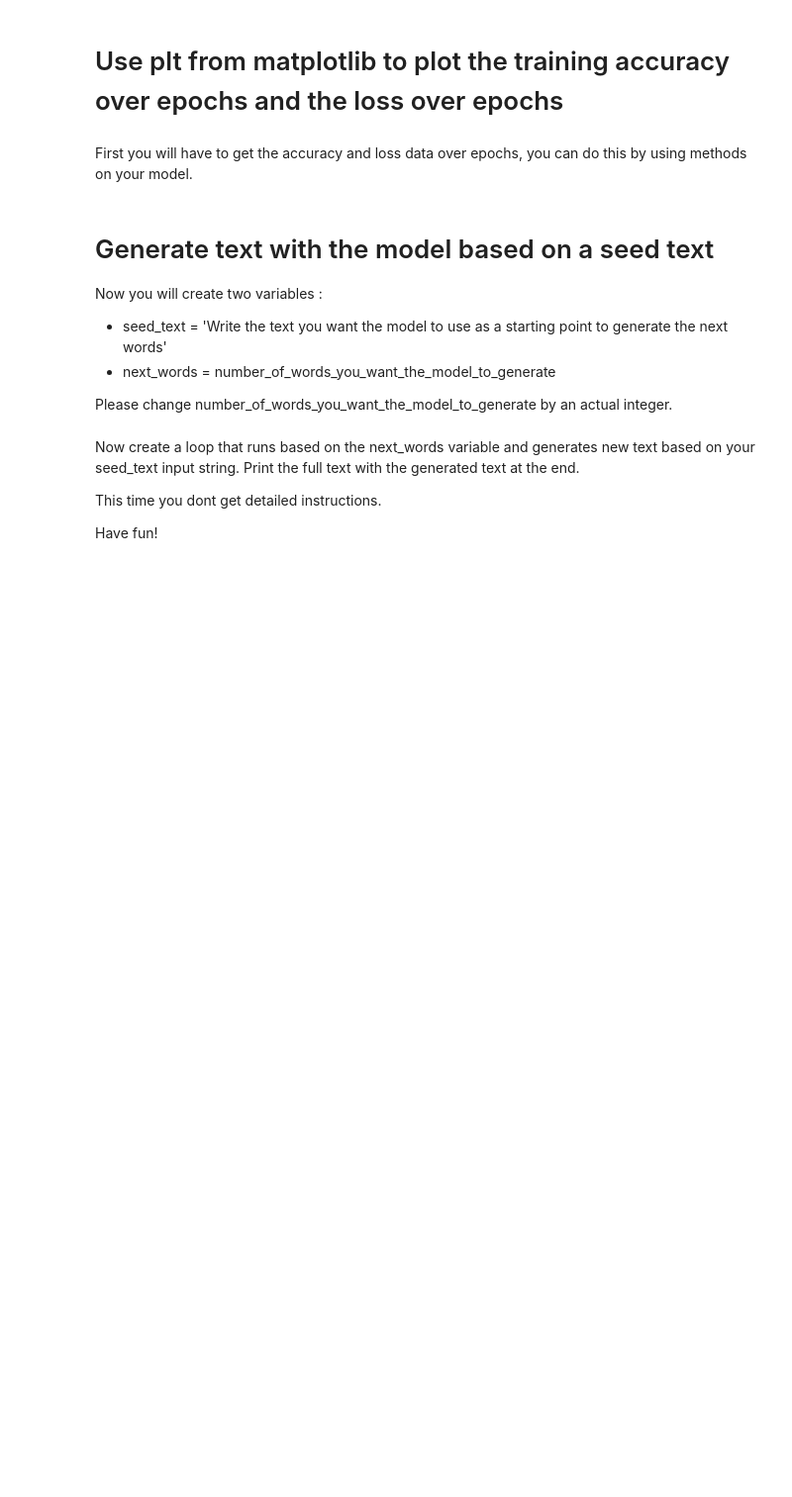
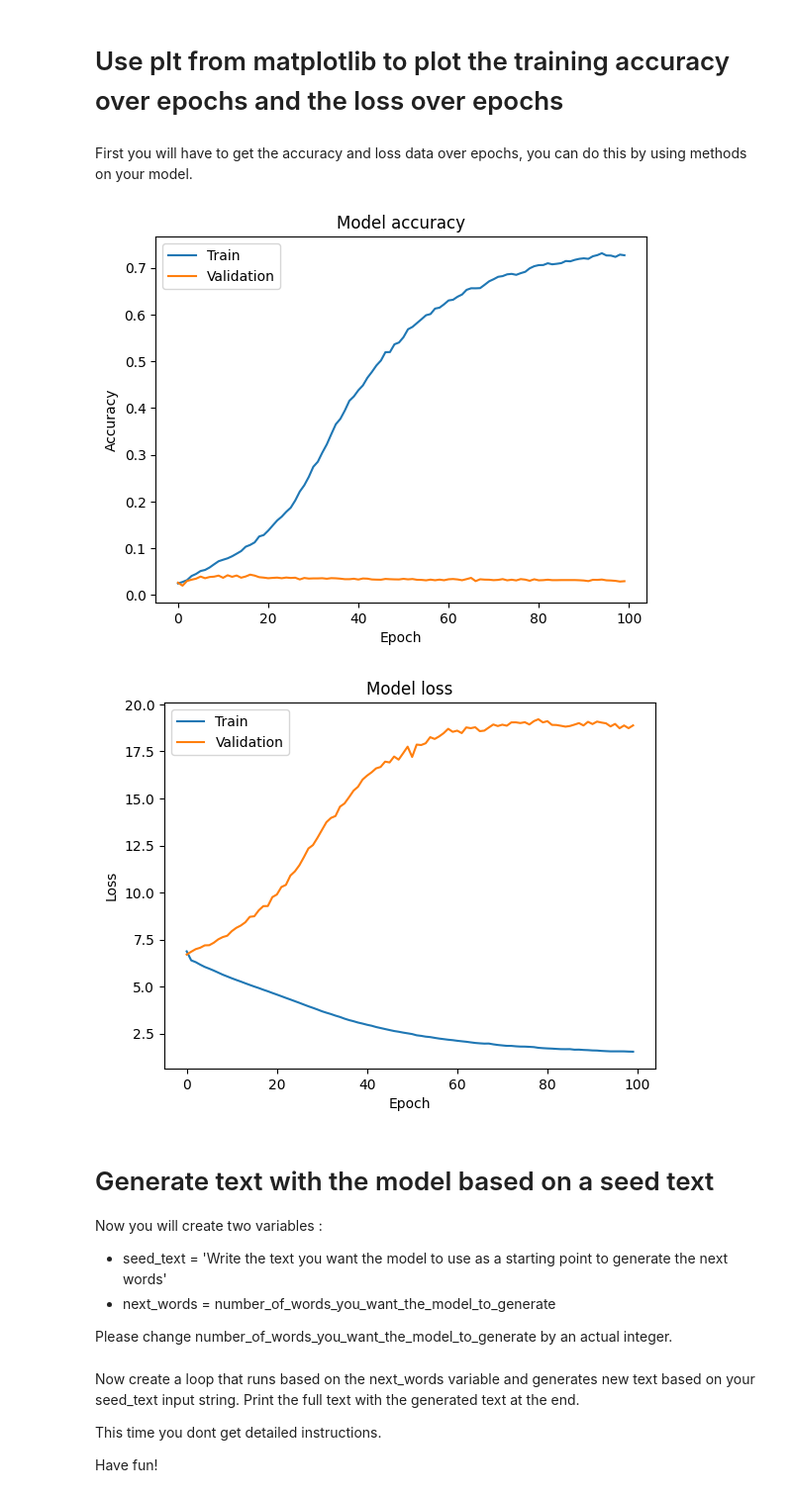
Before and after one commit to ironhack-labs/lab-text-generation-shakespeare, a Jupyter notebook: main.ipynb, the cells around one changed output. Shown: that part at 99% size. Saved outputs shown, nothing was run; the diff lists cells and outputs as text; code cells hidden in the pictures; blank space fills up the shorter version.

```diff
--- a/main.ipynb
+++ b/main.ipynb
@@ -188,6 +213,8 @@ model = Sequential([
 Compile the model using categorical crossentropy as the loss function, the Adam optimizer for efficient training, and accuracy as the metric to evaluate during training.
 # %%
 # Your code here :
+
+model.compile(loss='categorical_crossentropy', optimizer='adam', metrics=['accuracy'])
 # %% [markdown]
 # Print Model Summary:
 
@@ -208,0 +260,8 @@ However, dont waste your time.
+# %%
+# Your code here :
+
+# Train the model for 50 epochs/100 epochs
+history = model.fit(predictors, labels, epochs=100, batch_size=32, validation_split=0.3)
+
+# Optional: Print the training history keys to explore available metrics
+print(history.history.keys())
@@ -215,3 +290,28 @@ First you will have to get the accuracy and loss data over epochs, you can do th
+# %%
+# Your code here :
+
+import matplotlib.pyplot as plt
+
+# Plotting training & validation accuracy values
+plt.plot(history.history['accuracy'])
+plt.plot(history.history['val_accuracy'])
+plt.title('Model accuracy')
+plt.ylabel('Accuracy')
+plt.xlabel('Epoch')
+plt.legend(['Train', 'Validation'], loc='upper left')
+plt.show()
+
+# Plotting training & validation loss values
+plt.plot(history.history['loss'])
+plt.plot(history.history['val_loss'])
+plt.title('Model loss')
+plt.ylabel('Loss')
+plt.xlabel('Epoch')
+plt.legend(['Train', 'Validation'], loc='upper left')
+plt.show()
+# %% [output]
+[figure, added]
+[figure, added]
 # %% [markdown]
 # Generate text with the model based on a seed text
 
```
Also changed, not shown: parts of 14 cells of this notebook.
